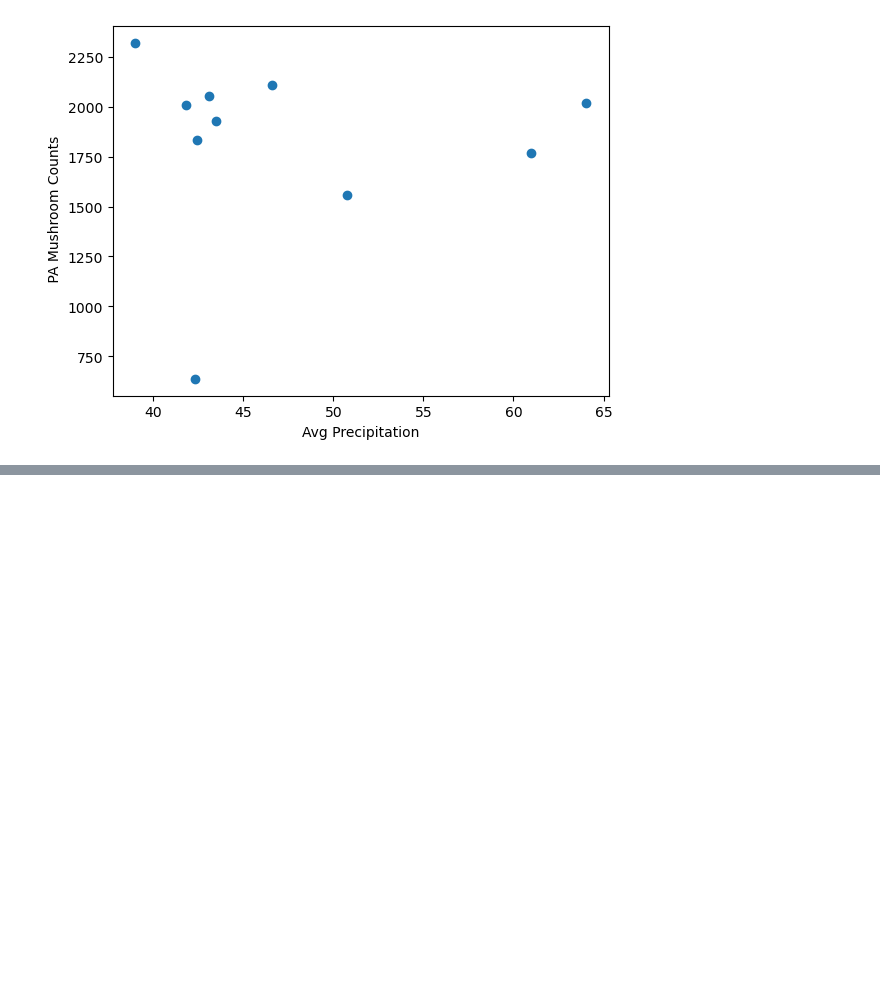
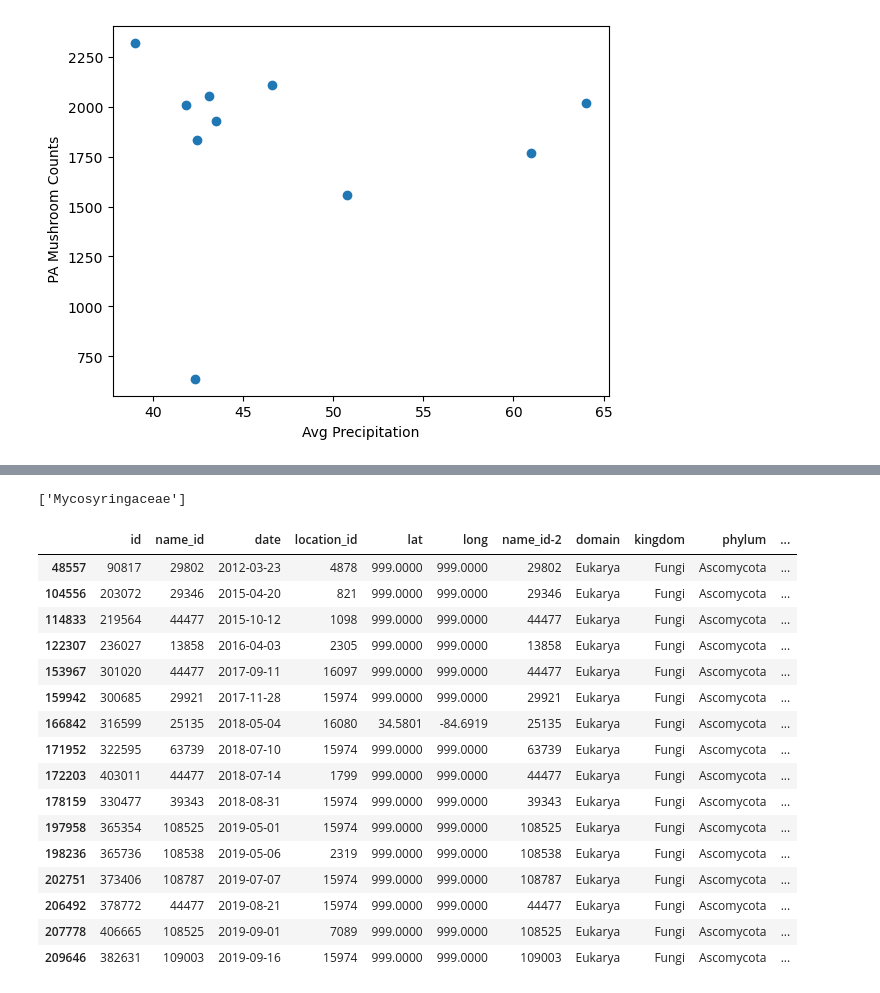
Before and after one commit to cjpentecost/DA8-Capstone, a Jupyter notebook: notebook/combined.ipynb, the cells around one changed output, grey strips where cells are left out. Saved outputs shown, nothing was run; the diff lists cells and outputs as text; code cells hidden in the pictures; blank space fills up the shorter version.

```diff
--- a/notebook/combined.ipynb
+++ b/notebook/combined.ipynb
@@ -24,6 +24,8 @@ df_2010s = df_m[df_m['date'].between('2010-01-01', '2019-12-31')]
 #df_2010s
 #create year column on the end
 df_2010s['year']= df_2010s['date'].dt.year
+#create month column on the end
+df_2010s['month']= df_2010s['date'].dt.month
 df_2010s
 # %% [output]
 A value is trying to be set on a copy of a slice from a DataFrame.
@@ -437,0 +694,39 @@ plt.show()
+# %%
+#look for mushroom 'family' that are unique to FL
+#only pick up FL, and filter families for unique values
+hottest_state = df_2010s[df_2010s['state']=='FL']
+unique_to_fl = hottest_state['family'].unique()
+#put uniques in this list
+only_in_fl = []
+#loop to see if the unique_to_fl values are in the main df where the state is not FL
+for family in unique_to_fl:
+    if family not in df_2010s[df_2010s['state']!='FL']['family'].unique():
+        only_in_fl.append(family)
+
+only_in_fl
+#!! it worked!!
+# %% [output]
+['Mycosyringaceae']
+# %%
+#double check the result
+df_2010s[df_2010s['family']=='Mycosphaerellaceae']
+#Family: Mycosyringaceae , Genus: Mycosyrinx, Species: Mycosyrinx cissi
+#not impressed - it looks like a weed not a mushroom
+# %% [output]
+|  | id | name_id | date | location_id | lat | long | name_id-2 | domain | kingdom | phylum | ... |
+| 48557 | 90817 | 29802 | 2012-03-23 | 4878 | 999.0000 | 999.0000 | 29802 | Eukarya | Fungi | Ascomycota | ... |
+| 104556 | 203072 | 29346 | 2015-04-20 | 821 | 999.0000 | 999.0000 | 29346 | Eukarya | Fungi | Ascomycota | ... |
+| 114833 | 219564 | 44477 | 2015-10-12 | 1098 | 999.0000 | 999.0000 | 44477 | Eukarya | Fungi | Ascomycota | ... |
+| 122307 | 236027 | 13858 | 2016-04-03 | 2305 | 999.0000 | 999.0000 | 13858 | Eukarya | Fungi | Ascomycota | ... |
+| 153967 | 301020 | 44477 | 2017-09-11 | 16097 | 999.0000 | 999.0000 | 44477 | Eukarya | Fungi | Ascomycota | ... |
+| 159942 | 300685 | 29921 | 2017-11-28 | 15974 | 999.0000 | 999.0000 | 29921 | Eukarya | Fungi | Ascomycota | ... |
+| 166842 | 316599 | 25135 | 2018-05-04 | 16080 | 34.5801 | -84.6919 | 25135 | Eukarya | Fungi | Ascomycota | ... |
+| 171952 | 322595 | 63739 | 2018-07-10 | 15974 | 999.0000 | 999.0000 | 63739 | Eukarya | Fungi | Ascomycota | ... |
+| 172203 | 403011 | 44477 | 2018-07-14 | 1799 | 999.0000 | 999.0000 | 44477 | Eukarya | Fungi | Ascomycota | ... |
+| 178159 | 330477 | 39343 | 2018-08-31 | 15974 | 999.0000 | 999.0000 | 39343 | Eukarya | Fungi | Ascomycota | ... |
+| 197958 | 365354 | 108525 | 2019-05-01 | 15974 | 999.0000 | 999.0000 | 108525 | Eukarya | Fungi | Ascomycota | ... |
+| 198236 | 365736 | 108538 | 2019-05-06 | 2319 | 999.0000 | 999.0000 | 108538 | Eukarya | Fungi | Ascomycota | ... |
+| 202751 | 373406 | 108787 | 2019-07-07 | 15974 | 999.0000 | 999.0000 | 108787 | Eukarya | Fungi | Ascomycota | ... |
+| 206492 | 378772 | 44477 | 2019-08-21 | 15974 | 999.0000 | 999.0000 | 44477 | Eukarya | Fungi | Ascomycota | ... |
+| 207778 | 406665 | 108525 | 2019-09-01 | 7089 | 999.0000 | 999.0000 | 108525 | Eukarya | Fungi | Ascomycota | ... |
+| 209646 | 382631 | 109003 | 2019-09-16 | 15974 | 999.0000 | 999.0000 | 109003 | Eukarya | Fungi | Ascomycota | ... |
```
Also changed, not shown: parts of 32 cells of this notebook.
